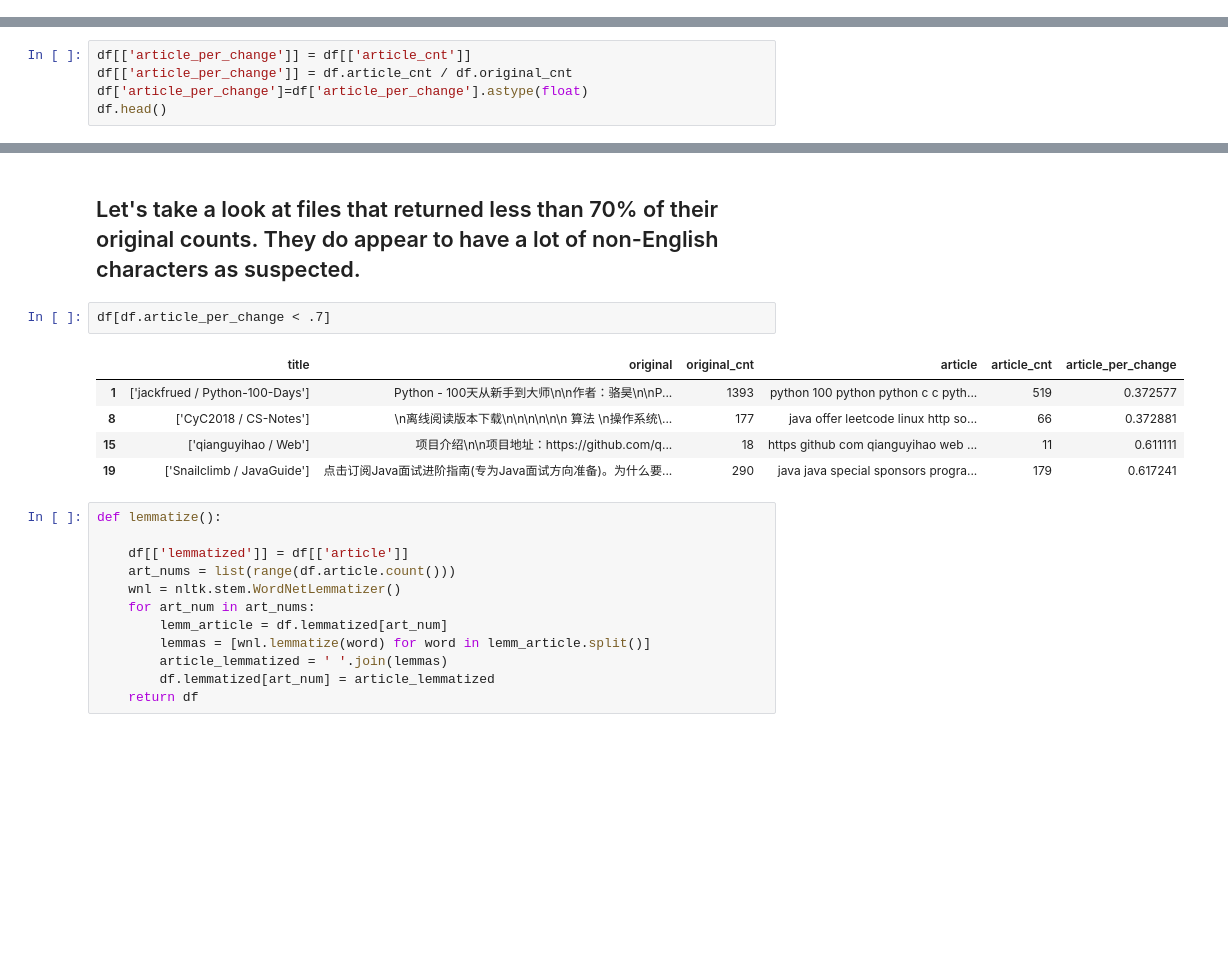
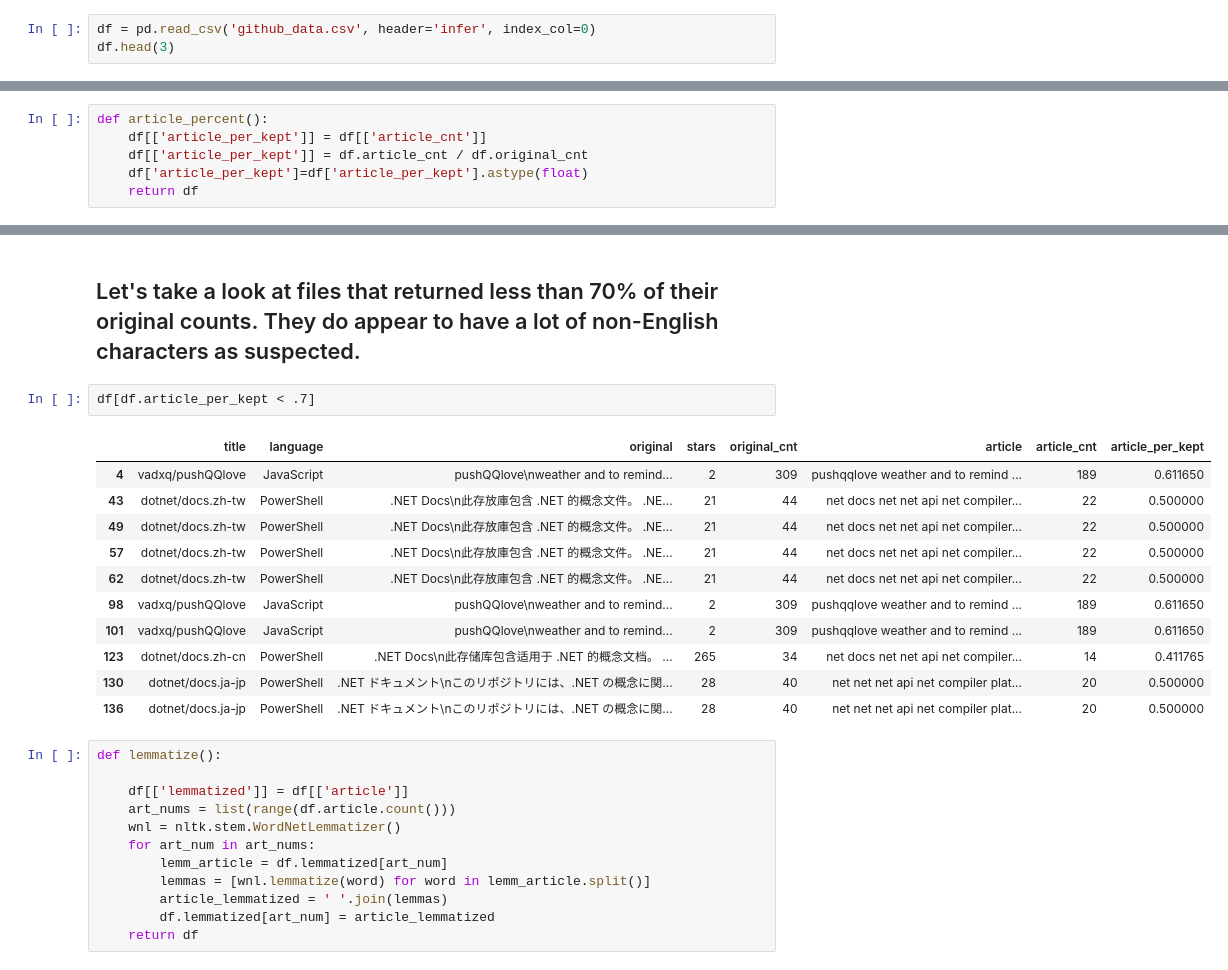
Before and after one commit to codeup-cyber-linguists/languages-classifier, a Jupyter notebook: jb_github_language_classifier.ipynb, the cells around one changed output, grey strips where cells are left out. Saved outputs shown, nothing was run; the diff lists cells and outputs as text; blank space fills up the shorter version.

```diff
--- a/jb_github_language_classifier.ipynb
+++ b/jb_github_language_classifier.ipynb
@@ -106,3 +106,6 @@ url_list = get_url_list()
 #     return df
 # %%
 # get_article_text_with_labels()
+# %%
+df = pd.read_csv('github_data.csv', header='infer', index_col=0)
+df.head(3)
@@ -211,5 +181,6 @@ dtype: int64
 # %%
-df[['article_per_change']] = df[['article_cnt']]
-df[['article_per_change']] = df.article_cnt / df.original_cnt
-df['article_per_change']=df['article_per_change'].astype(float)
-df.head()
+def article_percent():
+    df[['article_per_kept']] = df[['article_cnt']]
+    df[['article_per_kept']] = df.article_cnt / df.original_cnt
+    df['article_per_kept']=df['article_per_kept'].astype(float)
+    return df
@@ -223,13 +208,19 @@ df.head()
 # %% [markdown]
 ## Let's take a look at files that returned less than 70% of their original counts.  They do appear to have a lot of non-English characters as suspected.
 # %%
-df[df.article_per_change < .7]
+df[df.article_per_kept < .7]
 # %% [output]
-|  | title | original | original_cnt | article | article_cnt | article_per_change |
-| 1 | ['jackfrued / Python-100-Days'] | Python - 100天从新手到大师\n\n作者：骆昊\n\nP... | 1393 | python 100 python python c c pyth... | 519 | 0.372577 |
-| 8 | ['CyC2018 / CS-Notes'] | \n离线阅读版本下载\n\n\n\n\n\n 算法 \n操作系统\... | 177 | java offer leetcode linux http so... | 66 | 0.372881 |
-| 15 | ['qianguyihao / Web'] | 项目介绍\n\n项目地址：https://github.com/q... | 18 | https github com qianguyihao web ... | 11 | 0.611111 |
-| 19 | ['Snailclimb / JavaGuide'] | 点击订阅Java面试进阶指南(专为Java面试方向准备)。为什么要... | 290 | java java special sponsors progra... | 179 | 0.617241 |
+|  | title | language | original | stars | original_cnt | article | article_cnt | article_per_kept |
+| 4 | vadxq/pushQQlove | JavaScript | pushQQlove\nweather and to remind... | 2 | 309 | pushqqlove weather and to remind ... | 189 | 0.611650 |
+| 43 | dotnet/docs.zh-tw | PowerShell | .NET Docs\n此存放庫包含 .NET 的概念文件。 .NE... | 21 | 44 | net docs net net api net compiler... | 22 | 0.500000 |
+| 49 | dotnet/docs.zh-tw | PowerShell | .NET Docs\n此存放庫包含 .NET 的概念文件。 .NE... | 21 | 44 | net docs net net api net compiler... | 22 | 0.500000 |
+| 57 | dotnet/docs.zh-tw | PowerShell | .NET Docs\n此存放庫包含 .NET 的概念文件。 .NE... | 21 | 44 | net docs net net api net compiler... | 22 | 0.500000 |
+| 62 | dotnet/docs.zh-tw | PowerShell | .NET Docs\n此存放庫包含 .NET 的概念文件。 .NE... | 21 | 44 | net docs net net api net compiler... | 22 | 0.500000 |
+| 98 | vadxq/pushQQlove | JavaScript | pushQQlove\nweather and to remind... | 2 | 309 | pushqqlove weather and to remind ... | 189 | 0.611650 |
+| 101 | vadxq/pushQQlove | JavaScript | pushQQlove\nweather and to remind... | 2 | 309 | pushqqlove weather and to remind ... | 189 | 0.611650 |
+| 123 | dotnet/docs.zh-cn | PowerShell | .NET Docs\n此存储库包含适用于 .NET 的概念文档。 ... | 265 | 34 | net docs net net api net compiler... | 14 | 0.411765 |
+| 130 | dotnet/docs.ja-jp | PowerShell | .NET ドキュメント\nこのリポジトリには、.NET の概念に関... | 28 | 40 | net net net api net compiler plat... | 20 | 0.500000 |
+| 136 | dotnet/docs.ja-jp | PowerShell | .NET ドキュメント\nこのリポジトリには、.NET の概念に関... | 28 | 40 | net net net api net compiler plat... | 20 | 0.500000 |
 # %%
 def lemmatize():
 
```
Also changed, not shown: parts of 23 cells of this notebook.
